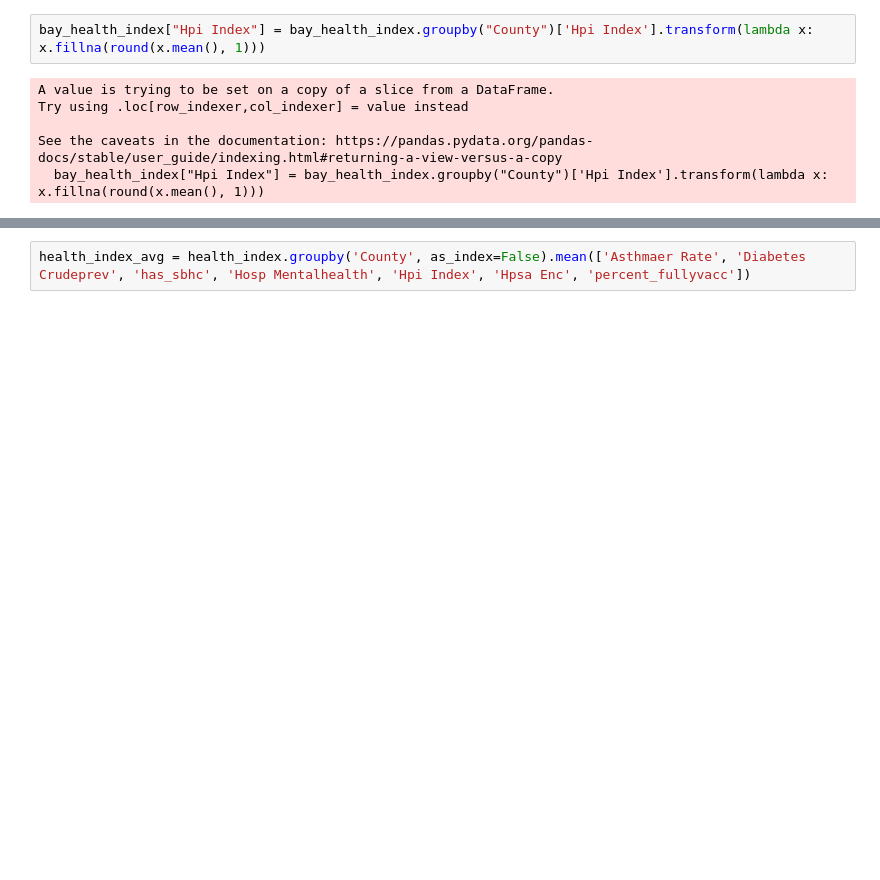
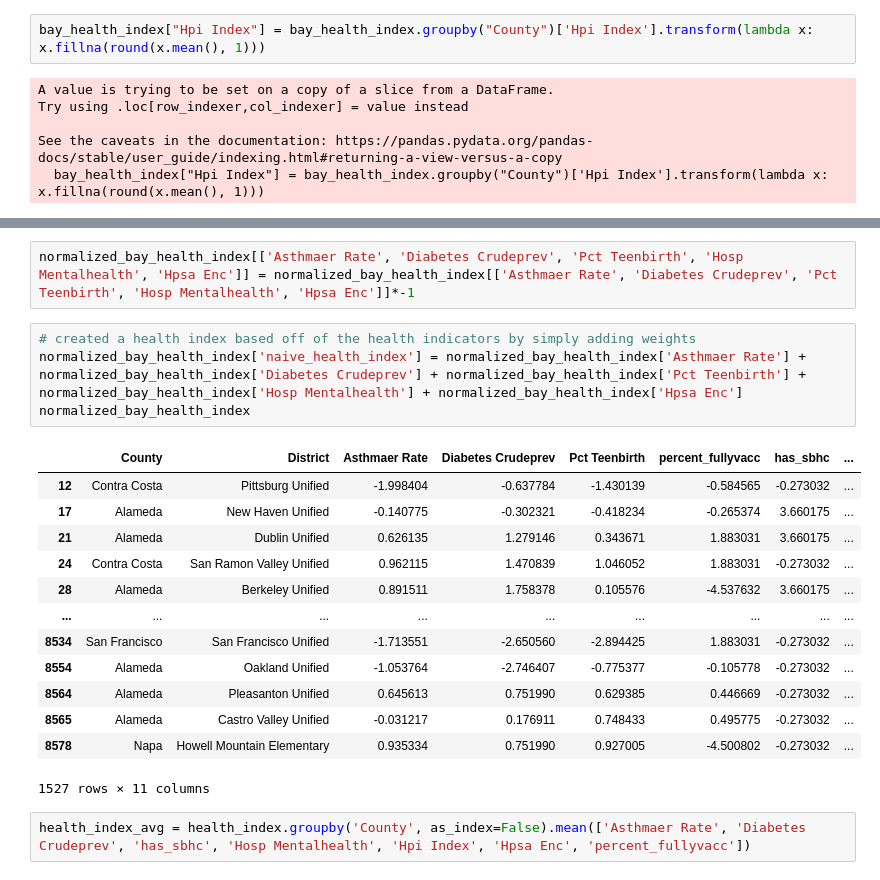
Before and after one commit to meganajoseph/HealthAndSuccess, a Jupyter notebook: Health_and_Academic_Success.ipynb, the cells around one changed output, grey strips where cells are left out. Drawn from its saved outputs; the diff is of its cells as text; blank space fills up the shorter version.

```diff
--- a/Health_and_Academic_Success.ipynb
+++ b/Health_and_Academic_Success.ipynb
@@ -633,3 +662,23 @@ array([ 79.90000153,  82.5       , 100.        ,  47.70000076,
+# %%
+normalized_bay_health_index[['Asthmaer Rate', 'Diabetes Crudeprev', 'Pct Teenbirth', 'Hosp Mentalhealth', 'Hpsa Enc']] = normalized_bay_health_index[['Asthmaer Rate', 'Diabetes Crudeprev', 'Pct Teenbirth', 'Hosp Mentalhealth', 'Hpsa Enc']]*-1
+# %%
+# created a health index based off of the health indicators by simply adding weights
+normalized_bay_health_index['naive_health_index'] = normalized_bay_health_index['Asthmaer Rate'] + normalized_bay_health_index['Diabetes Crudeprev'] + normalized_bay_health_index['Pct Teenbirth'] + normalized_bay_health_index['Hosp Mentalhealth'] + normalized_bay_health_index['Hpsa Enc']
+normalized_bay_health_index
+# %% [output]
+|  | County | District | Asthmaer Rate | Diabetes Crudeprev | Pct Teenbirth | percent_fullyvacc | has_sbhc | ... |
+| 12 | Contra Costa | Pittsburg Unified | -1.998404 | -0.637784 | -1.430139 | -0.584565 | -0.273032 | ... |
+| 17 | Alameda | New Haven Unified | -0.140775 | -0.302321 | -0.418234 | -0.265374 | 3.660175 | ... |
+| 21 | Alameda | Dublin Unified | 0.626135 | 1.279146 | 0.343671 | 1.883031 | 3.660175 | ... |
+| 24 | Contra Costa | San Ramon Valley Unified | 0.962115 | 1.470839 | 1.046052 | 1.883031 | -0.273032 | ... |
+| 28 | Alameda | Berkeley Unified | 0.891511 | 1.758378 | 0.105576 | -4.537632 | 3.660175 | ... |
+| ... | ... | ... | ... | ... | ... | ... | ... | ... |
+| 8534 | San Francisco | San Francisco Unified | -1.713551 | -2.650560 | -2.894425 | 1.883031 | -0.273032 | ... |
+| 8554 | Alameda | Oakland Unified | -1.053764 | -2.746407 | -0.775377 | -0.105778 | -0.273032 | ... |
+| 8564 | Alameda | Pleasanton Unified | 0.645613 | 0.751990 | 0.629385 | 0.446669 | -0.273032 | ... |
+| 8565 | Alameda | Castro Valley Unified | -0.031217 | 0.176911 | 0.748433 | 0.495775 | -0.273032 | ... |
+| 8578 | Napa | Howell Mountain Elementary | 0.935334 | 0.751990 | 0.927005 | -4.500802 | -0.273032 | ... |
+1527 rows × 11 columns
 # %%
 health_index_avg = health_index.groupby('County', as_index=False).mean(['Asthmaer Rate', 'Diabetes Crudeprev', 'has_sbhc', 'Hosp Mentalhealth', 'Hpi Index', 'Hpsa Enc', 'percent_fullyvacc'])
 # %%
```
Also changed, not shown: parts of 7 cells of this notebook.
